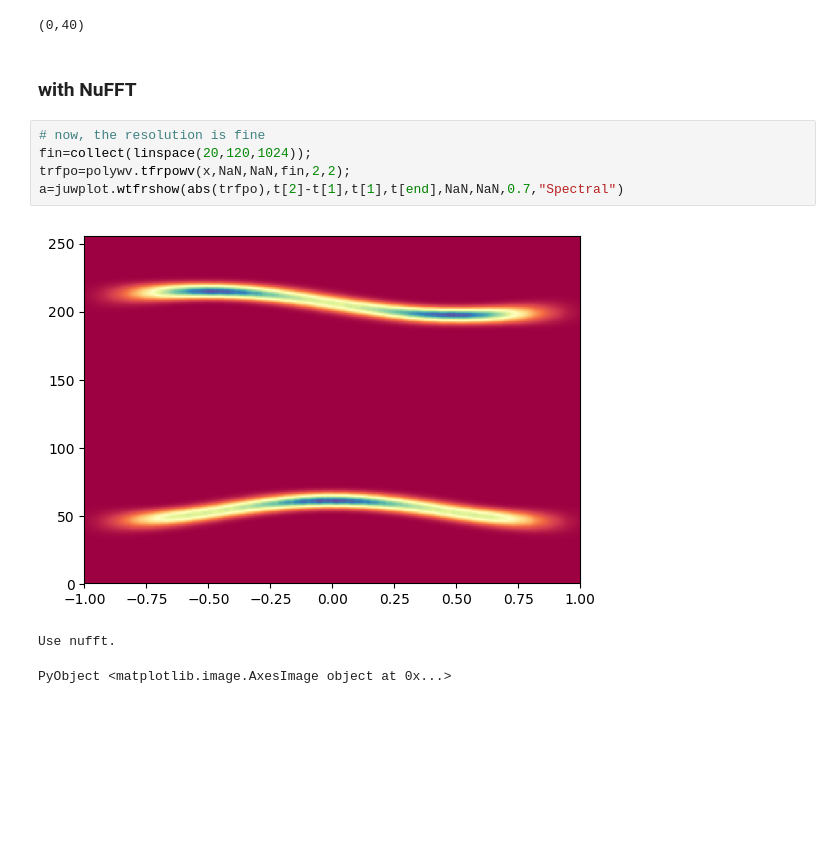
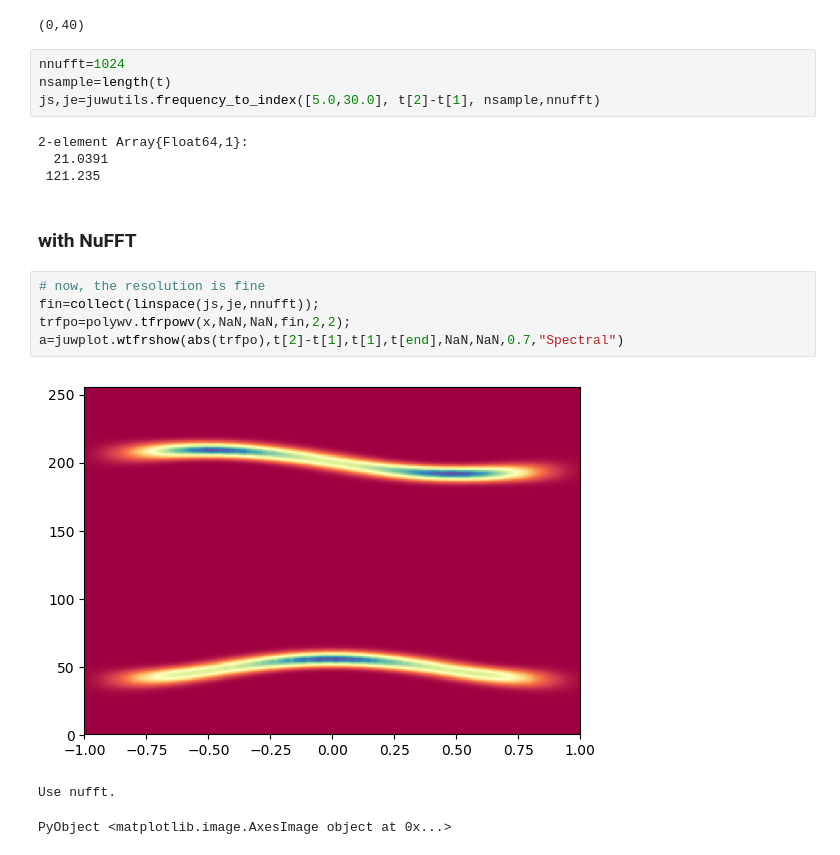
Before and after one commit to HajimeKawahara/juwvid, a Jupyter notebook: ipynb/Polynomial Wigner Ville distribution with NuFFT.ipynb, the cells around one changed output. Cells and saved outputs as stored; diff of their text form; blank space fills up the shorter version.

```diff
--- a/ipynb/Polynomial Wigner Ville distribution with NuFFT.ipynb
+++ b/ipynb/Polynomial Wigner Ville distribution with NuFFT.ipynb
@@ -27,14 +27,22 @@ PyPlot.ylim(0,40)
 [figure]
 Use fft.
 (0,40)
+# %%
+nnufft=1024
+nsample=length(t)
+js,je=juwutils.frequency_to_index([5.0,30.0], t[2]-t[1], nsample,nnufft)
+# %% [output]
+2-element Array{Float64,1}:
+  21.0391
+ 121.235
 # %% [markdown]
 ### with NuFFT
 # %%
 # now, the resolution is fine
-fin=collect(linspace(20,120,1024));
+fin=collect(linspace(js,je,nnufft));
 trfpo=polywv.tfrpowv(x,NaN,NaN,fin,2,2);
 a=juwplot.wtfrshow(abs(trfpo),t[2]-t[1],t[1],t[end],NaN,NaN,0.7,"Spectral")
 # %% [output]
-[figure, old version]
+[figure, new version]
 Use nufft.
 PyObject <matplotlib.image.AxesImage object at 0x...>
```
Also changed, not shown: 1 other file.
